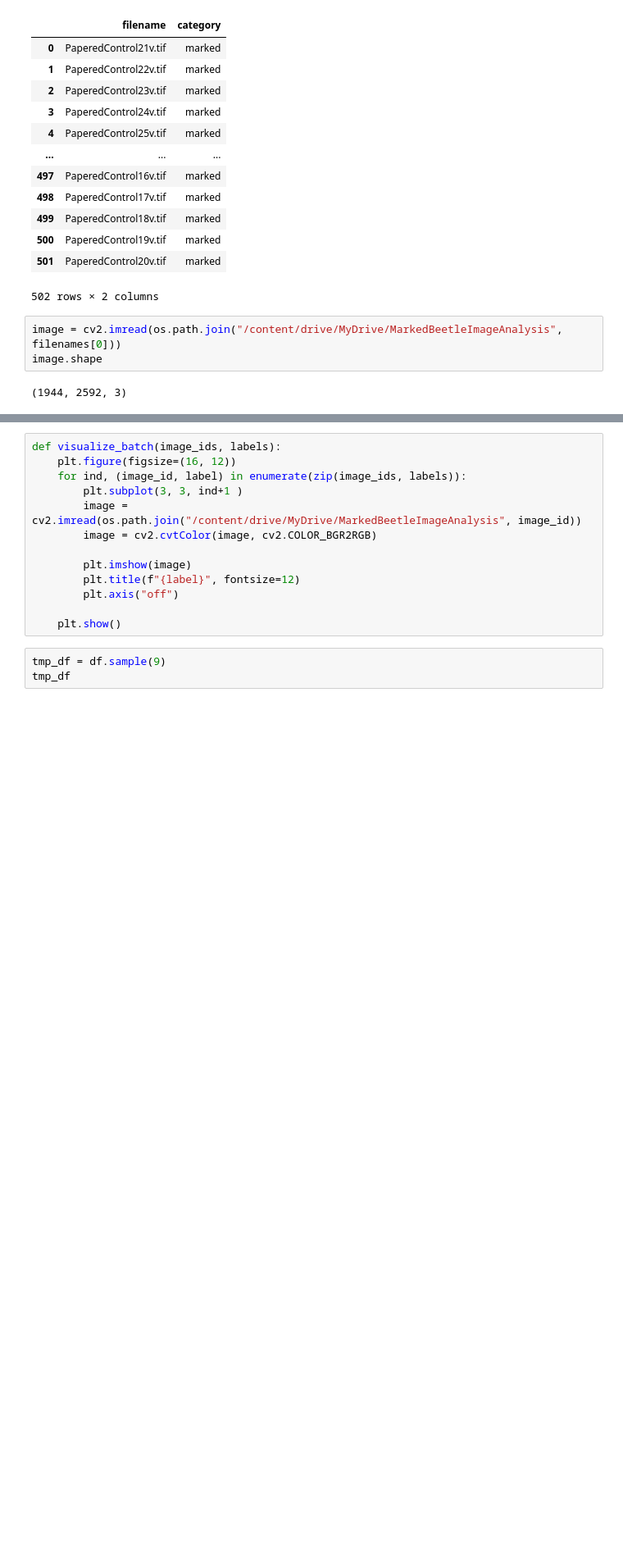
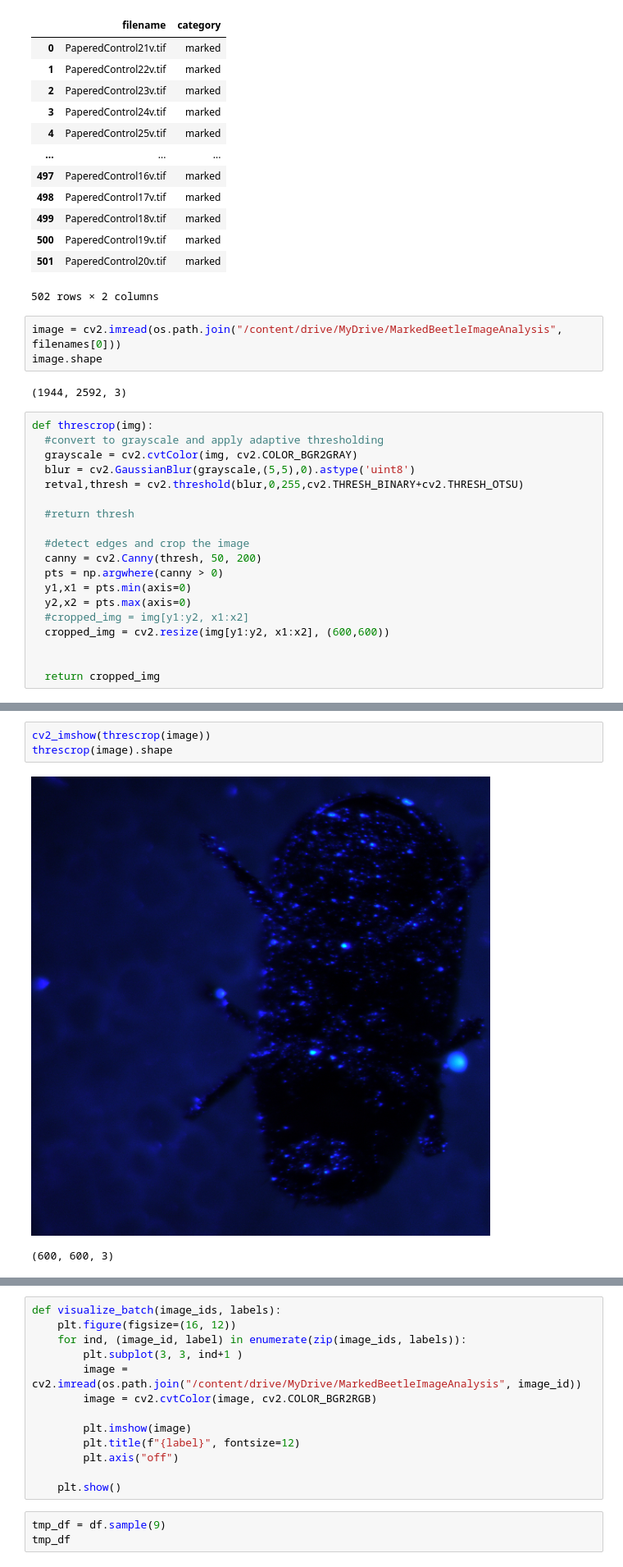
Before and after one commit to mishty-ray/marked-beetle-analysis-1, a Jupyter notebook: NRCan2_Ventral.ipynb, the cells around one changed output, grey strips where cells are left out. Shown at 82% size. Drawn from its saved outputs; the diff is of its cells as text; blank space fills up the shorter version.

```diff
--- a/NRCan2_Ventral.ipynb
+++ b/NRCan2_Ventral.ipynb
@@ -68,3 +67,22 @@ image = cv2.imread(os.path.join("/content/drive/MyDrive/MarkedBeetleImageAnalysi
 image.shape
 # %% [output]
 (1944, 2592, 3)
+# %%
+def threscrop(img):
+  #convert to grayscale and apply adaptive thresholding
+  grayscale = cv2.cvtColor(img, cv2.COLOR_BGR2GRAY)
+  blur = cv2.GaussianBlur(grayscale,(5,5),0).astype('uint8')
+  retval,thresh = cv2.threshold(blur,0,255,cv2.THRESH_BINARY+cv2.THRESH_OTSU)
+
+  #return thresh
+
+  #detect edges and crop the image
+  canny = cv2.Canny(thresh, 50, 200)
+  pts = np.argwhere(canny > 0)
+  y1,x1 = pts.min(axis=0)
+  y2,x2 = pts.max(axis=0)
+  #cropped_img = img[y1:y2, x1:x2]
+  cropped_img = cv2.resize(img[y1:y2, x1:x2], (600,600))
+
+
+  return cropped_img
@@ -70,0 +109,6 @@ image.shape
+# %%
+cv2_imshow(threscrop(image))
+threscrop(image).shape
+# %% [output]
+[figure, added]
+(600, 600, 3)
```
Also changed, not shown: parts of 18 cells of this notebook.
